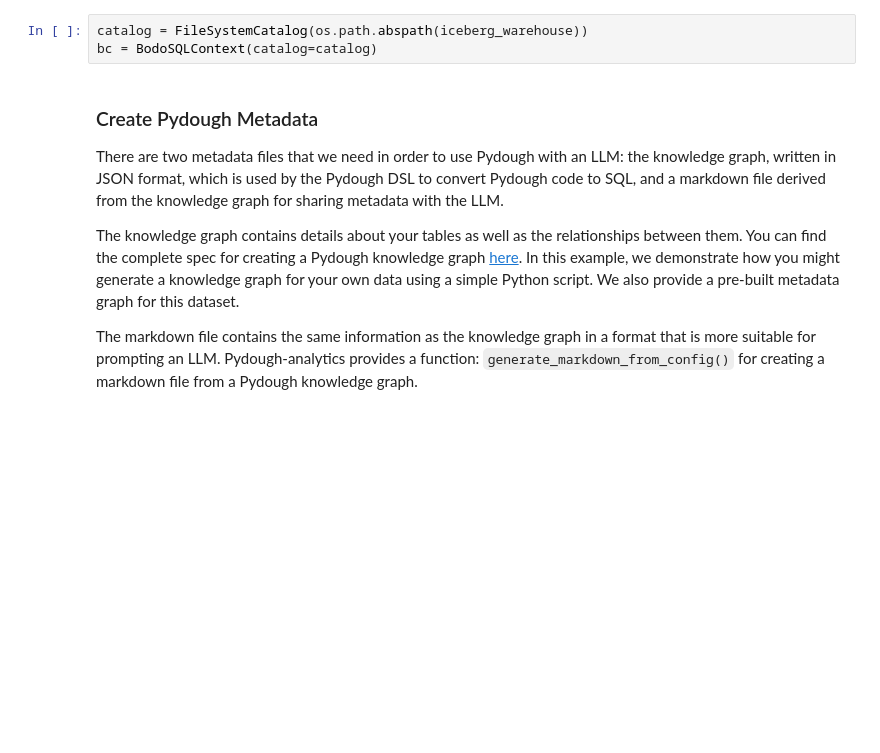
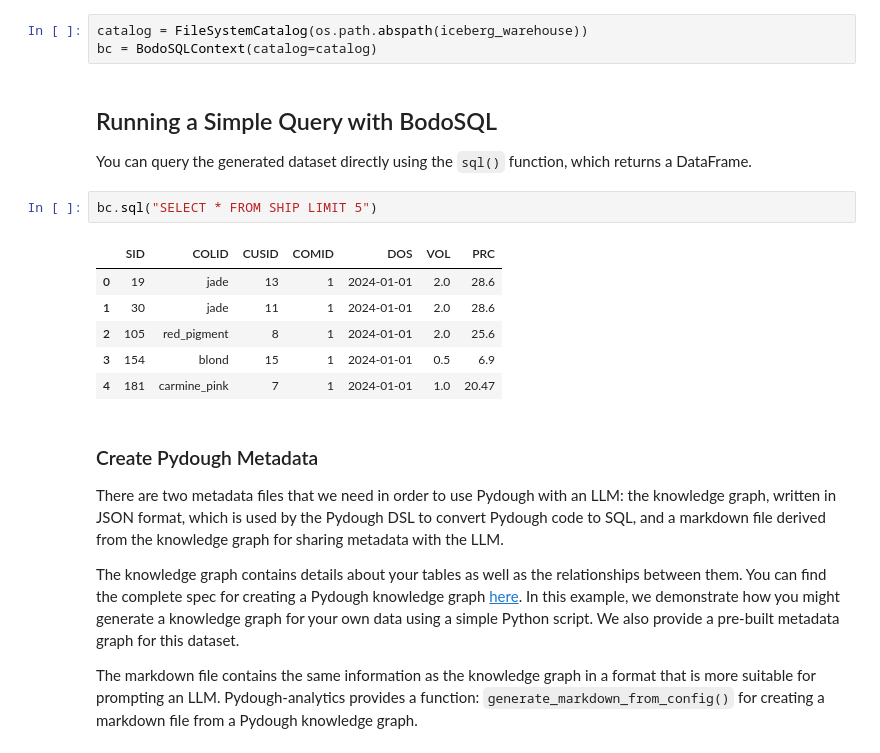
Before and after one commit to bodo-ai/pydough-ce, a Jupyter notebook: pydough-analytics/samples/bodosql_demo.ipynb, the cells around one changed output. Drawn from its saved outputs; the diff is of its cells as text; blank space fills up the shorter version.

```diff
--- a/pydough-analytics/samples/bodosql_demo.ipynb
+++ b/pydough-analytics/samples/bodosql_demo.ipynb
@@ -266,6 +268,19 @@ To create a BodoSQL context from Iceberg tables written to local files in the st
 # %%
 catalog = FileSystemCatalog(os.path.abspath(iceberg_warehouse))
 bc = BodoSQLContext(catalog=catalog)
+# %% [markdown]
+## Running a Simple Query with BodoSQL
+
+You can query the generated dataset directly using the `sql()` function, which returns a DataFrame.
+# %%
+bc.sql("SELECT * FROM SHIP LIMIT 5")
+# %% [output]
+|  | SID | COLID | CUSID | COMID | DOS | VOL | PRC |
+| 0 | 19 | jade | 13 | 1 | 2024-01-01 | 2.0 | 28.6 |
+| 1 | 30 | jade | 11 | 1 | 2024-01-01 | 2.0 | 28.6 |
+| 2 | 105 | red_pigment | 8 | 1 | 2024-01-01 | 2.0 | 25.6 |
+| 3 | 154 | blond | 15 | 1 | 2024-01-01 | 0.5 | 6.9 |
+| 4 | 181 | carmine_pink | 7 | 1 | 2024-01-01 | 1.0 | 20.47 |
 # %% [markdown]
 ### Create Pydough Metadata
 
```
Also changed, not shown: parts of 8 cells of this notebook.
